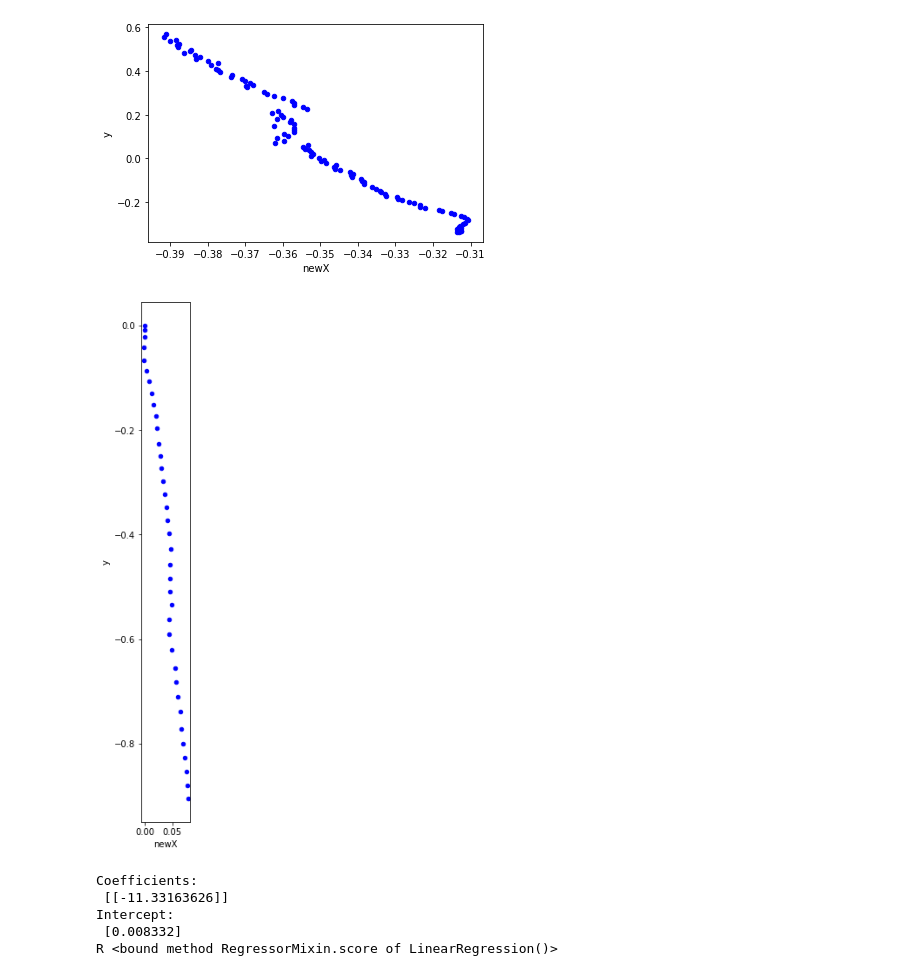
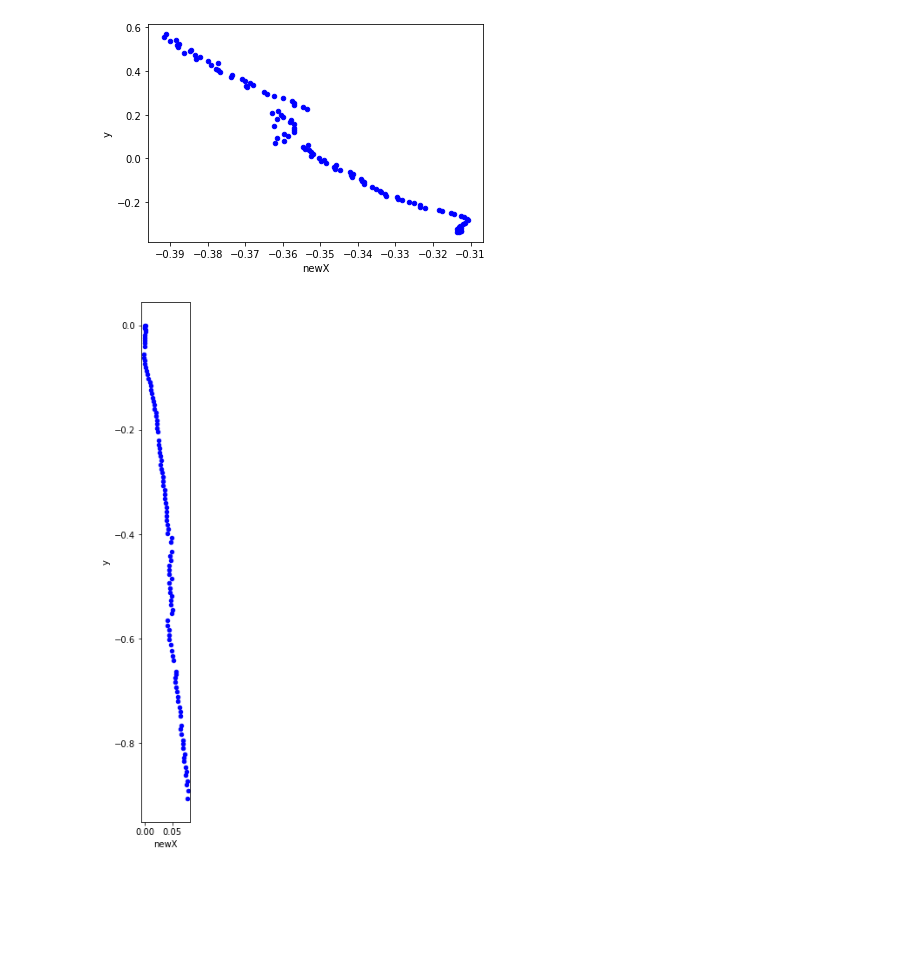
Before and after one commit to mohsafwat23/Pure-Inertial-Odometry-, a Jupyter notebook: processData.ipynb, the cells around one changed output. Drawn from its saved outputs; the diff is of its cells as text; code cells hidden in the pictures; blank space fills up the shorter version.

```diff
--- a/processData.ipynb
+++ b/processData.ipynb
@@ -97,31 +99,13 @@ plt.show()
 [figure]
 [figure]
 # %%
-df_new = df.groupby(np.arange(len(df))//3).mean()
+df_new = df#.groupby(np.arange(len(df))//2).mean()
 df_new.loc[:,'y'] *= -1
 df_new.loc[:,'newX'] *= -1
 df_new.loc[:,'y'] += -df_new['y'][0]
 df_new.loc[:,'newX'] += -df_new['newX'][0]
+df_new.loc[:,'time'] -= df_new['time'][0]
 df_new.plot(kind='scatter',x='newX',y='y',color='blue', figsize=(1,11))
 plt.show()
 # %% [output]
-[figure, old version]
+[figure, new version]
-# %%
-import scipy
-from sklearn.linear_model import LinearRegression
-from sklearn.metrics import r2_score
-my_y = df_new["y"].values.reshape(-1, 1)
-my_x = df_new["newX"].values.reshape(-1, 1)
-lm = LinearRegression()
-lm.fit(my_x, my_y)
-print("Coefficients: \n", lm.coef_)
-print("Intercept: \n", lm.intercept_)
-print("R", lm.score)
-
-#print(r_value**2)
-# %% [output]
-Coefficients:
- [[-11.33163626]]
-Intercept:
- [0.008332]
-R <bound method RegressorMixin.score of LinearRegression()>
```
Also changed, not shown: parts of 8 cells of this notebook, 1 other file.
